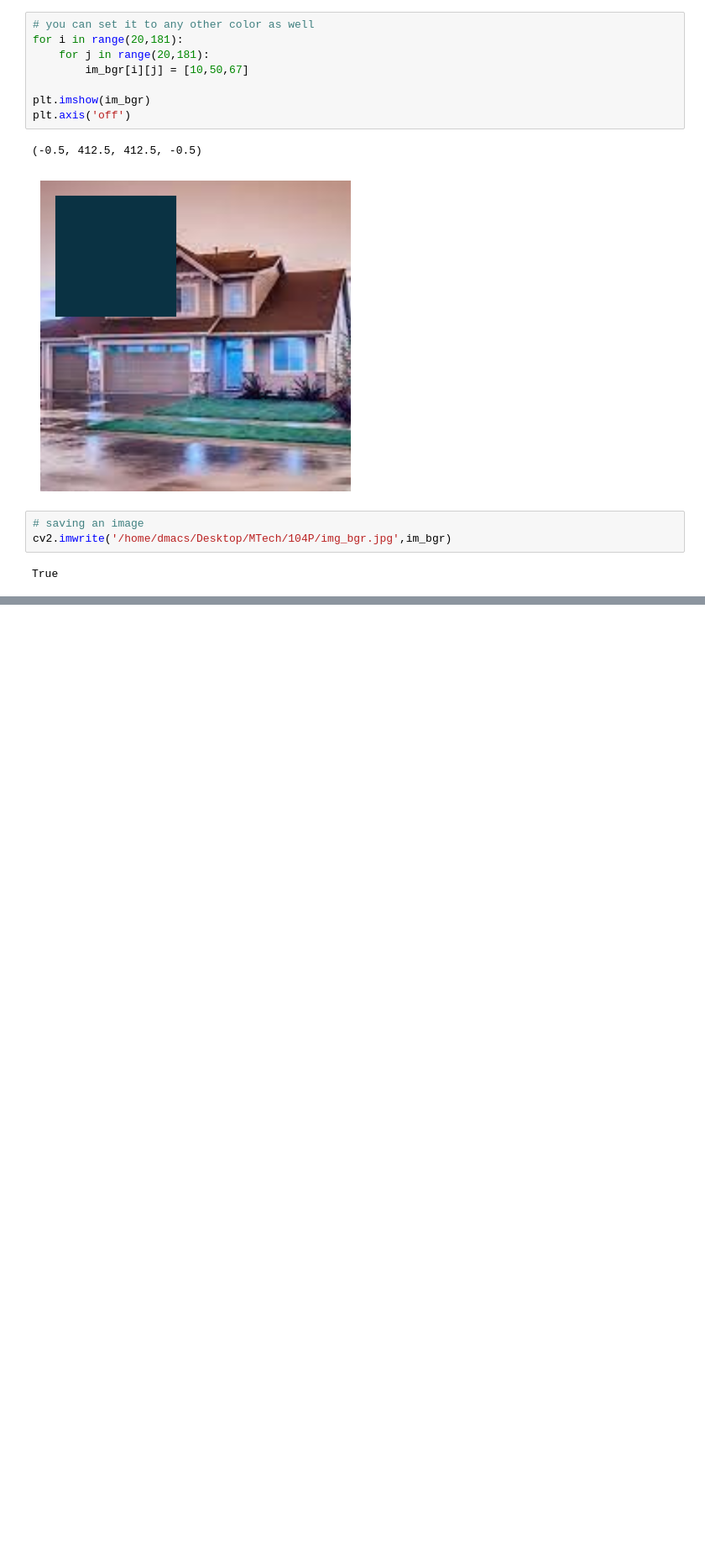
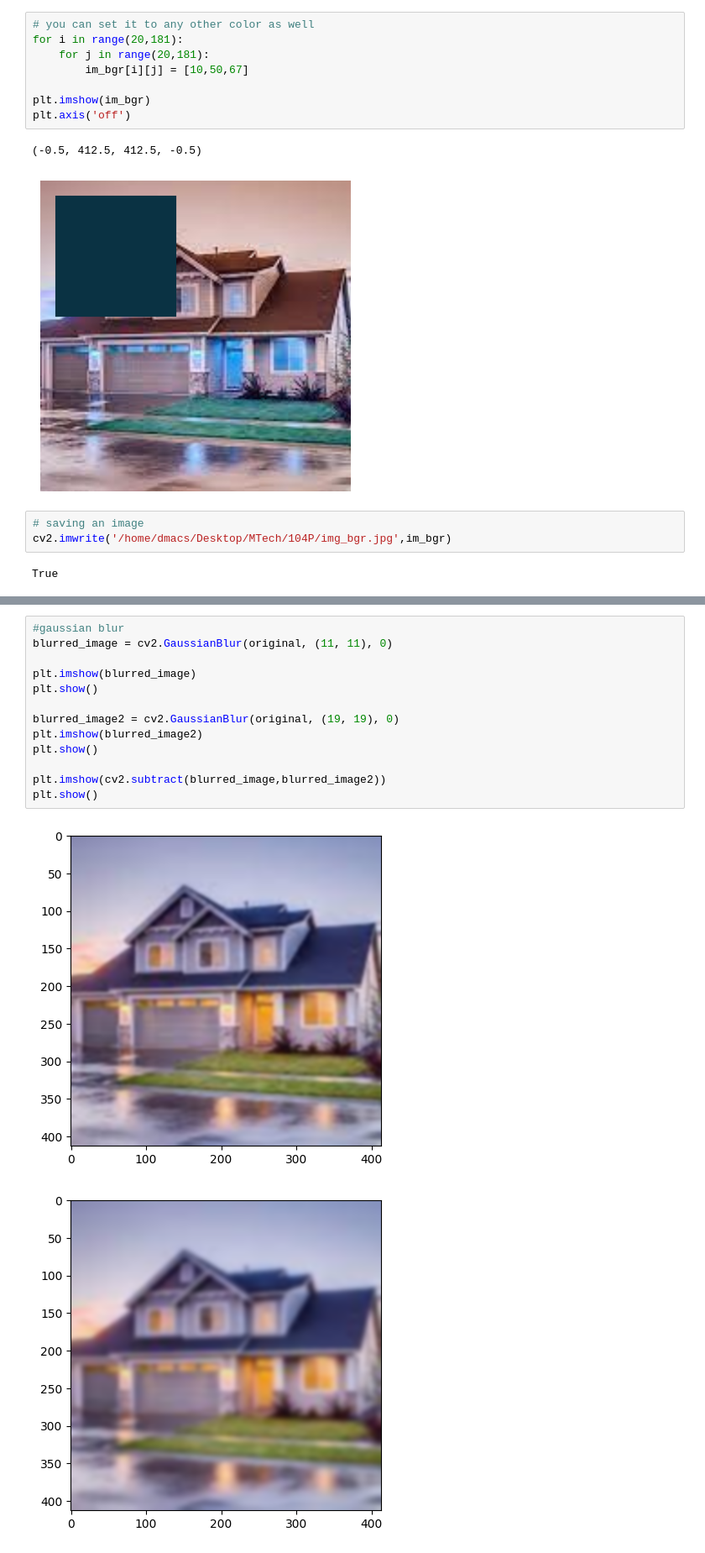
Before and after one commit to AryanSai/Image-Processing, a Jupyter notebook: IP_1.ipynb, the cells around one changed output, grey strips where cells are left out. Shown at 84% size. Saved outputs shown, nothing was run; the diff lists cells and outputs as text; blank space fills up the shorter version.

```diff
--- a/IP_1.ipynb
+++ b/IP_1.ipynb
@@ -76,0 +98,16 @@ True
+# %%
+#gaussian blur
+blurred_image = cv2.GaussianBlur(original, (11, 11), 0)
+
+plt.imshow(blurred_image)
+plt.show()
+
+blurred_image2 = cv2.GaussianBlur(original, (19, 19), 0)
+plt.imshow(blurred_image2)
+plt.show()
+
+plt.imshow(cv2.subtract(blurred_image,blurred_image2))
+plt.show()
+# %% [output]
+[figure, added]
+[figure, added]
```
Also changed, not shown: parts of 10 cells of this notebook, 7 other files.
